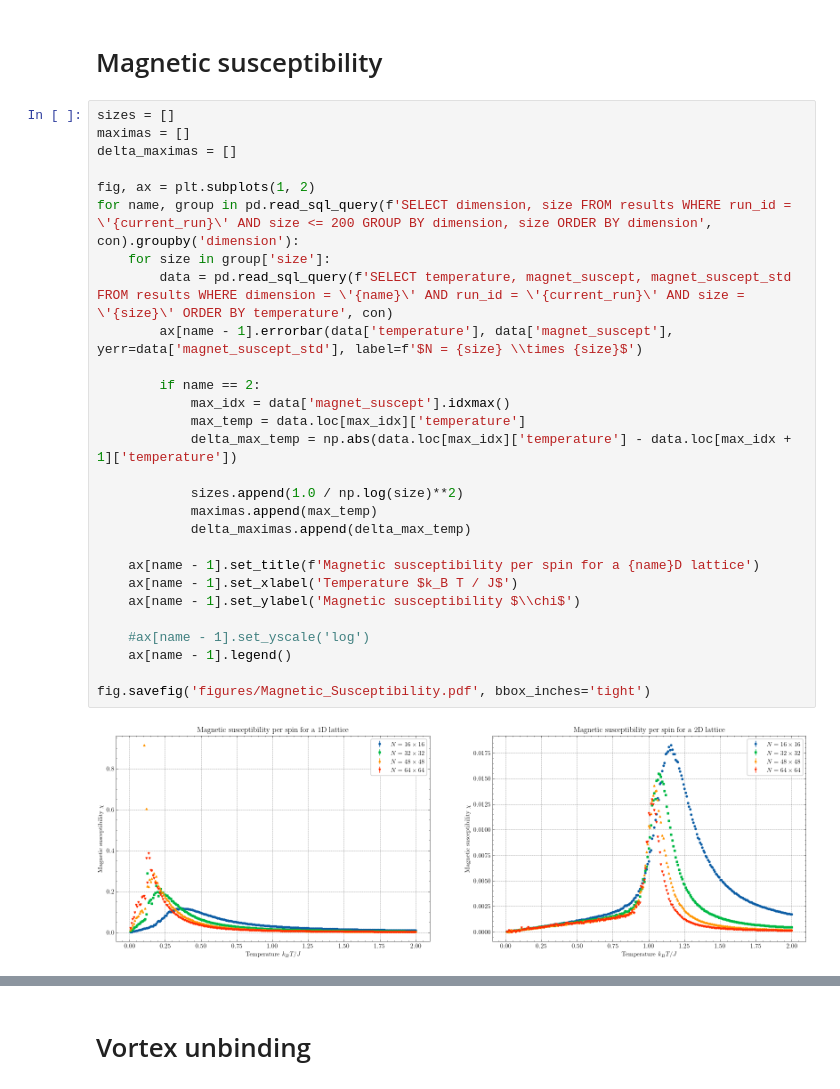
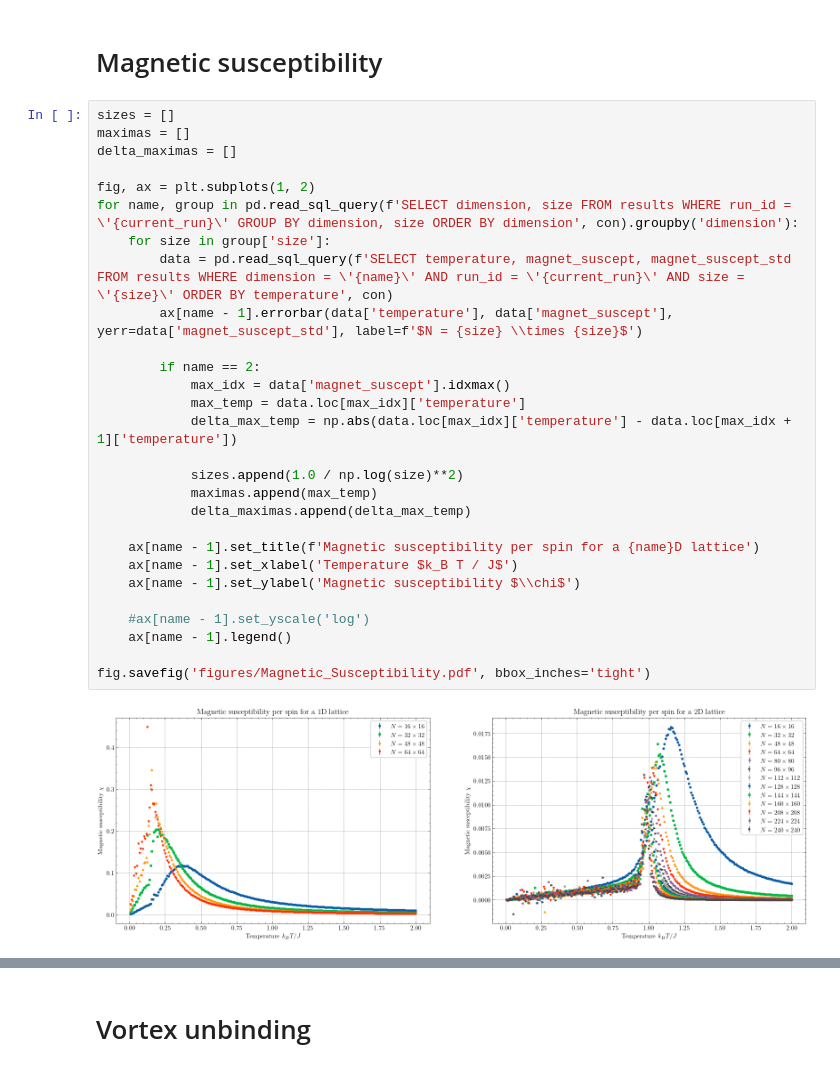
Before and after one commit to lennartvrg/XY-Model, a Jupyter notebook: Notebook.ipynb, the cells around one changed output, grey strips where cells are left out. Drawn from its saved outputs; the diff is of its cells as text.

```diff
--- a/Notebook.ipynb
+++ b/Notebook.ipynb
@@ -110,33 +110,33 @@ fig.savefig('figures/Specific_Heat.pdf', bbox_inches='tight')
 # %%
 sizes = []
 maximas = []
 delta_maximas = []
 
 fig, ax = plt.subplots(1, 2)
-for name, group in pd.read_sql_query(f'SELECT dimension, size FROM results WHERE run_id = \'{current_run}\' AND size <= 200 GROUP BY dimension, size ORDER BY dimension', con).groupby('dimension'):
+for name, group in pd.read_sql_query(f'SELECT dimension, size FROM results WHERE run_id = \'{current_run}\' GROUP BY dimension, size ORDER BY dimension', con).groupby('dimension'):
     for size in group['size']:
         data = pd.read_sql_query(f'SELECT temperature, magnet_suscept, magnet_suscept_std FROM results WHERE dimension = \'{name}\' AND run_id = \'{current_run}\' AND size = \'{size}\' ORDER BY temperature', con)
         ax[name - 1].errorbar(data['temperature'], data['magnet_suscept'], yerr=data['magnet_suscept_std'], label=f'$N = {size} \\times {size}$')
 
         if name == 2:
             max_idx = data['magnet_suscept'].idxmax()
             max_temp = data.loc[max_idx]['temperature']
             delta_max_temp = np.abs(data.loc[max_idx]['temperature'] - data.loc[max_idx + 1]['temperature'])
 
             sizes.append(1.0 / np.log(size)**2)
             maximas.append(max_temp)
             delta_maximas.append(delta_max_temp)
 
     ax[name - 1].set_title(f'Magnetic susceptibility per spin for a {name}D lattice')
     ax[name - 1].set_xlabel('Temperature $k_B T / J$')
     ax[name - 1].set_ylabel('Magnetic susceptibility $\\chi$')
 
     #ax[name - 1].set_yscale('log')
     ax[name - 1].legend()
 
 fig.savefig('figures/Magnetic_Susceptibility.pdf', bbox_inches='tight')
 # %% [output]
-[figure, old version]
+[figure, new version]
 # %%
 sizes = np.array(sizes)
 maximas = np.array(maximas)
```
Also changed, not shown: parts of 8 cells of this notebook, 1 other file.
